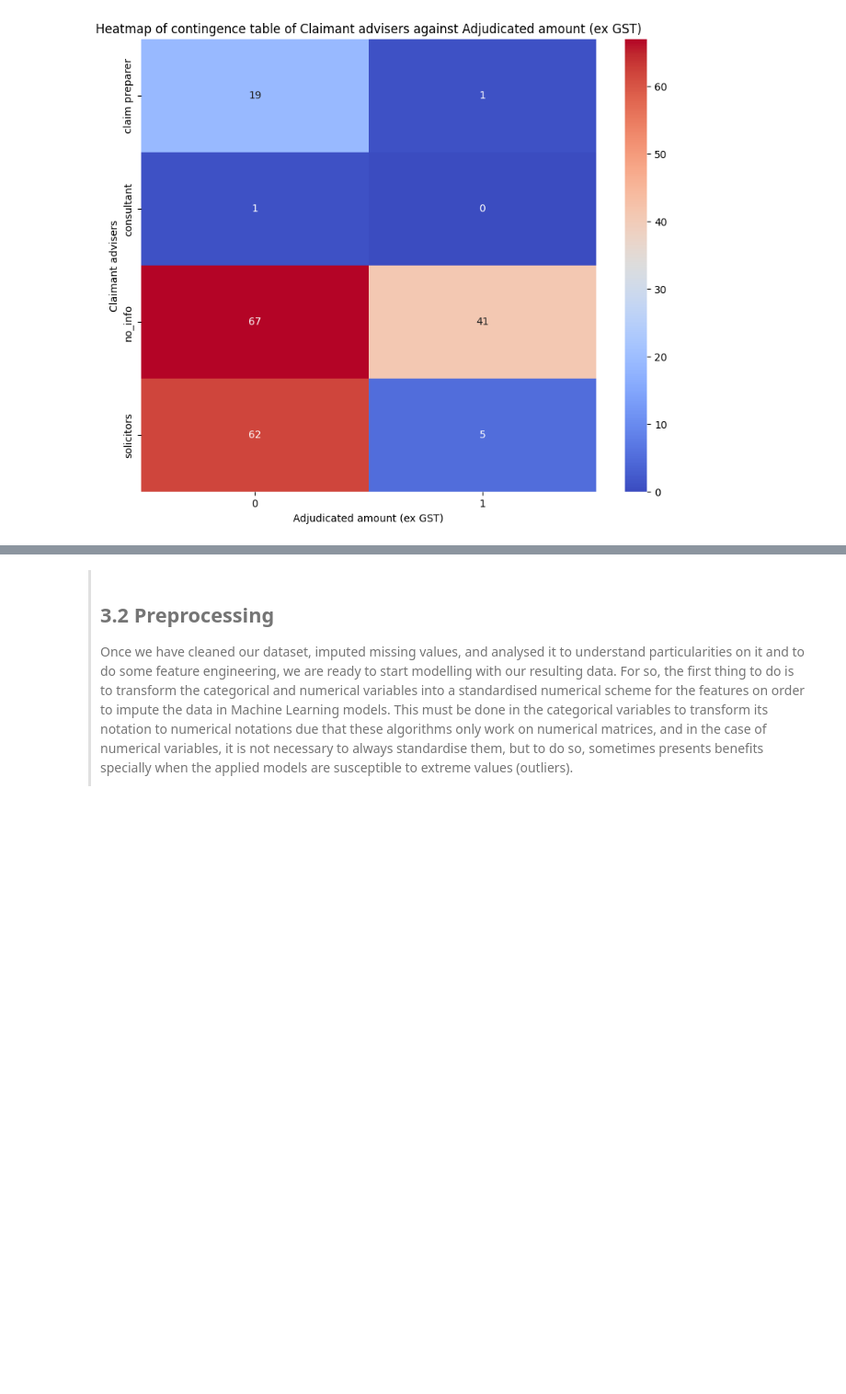
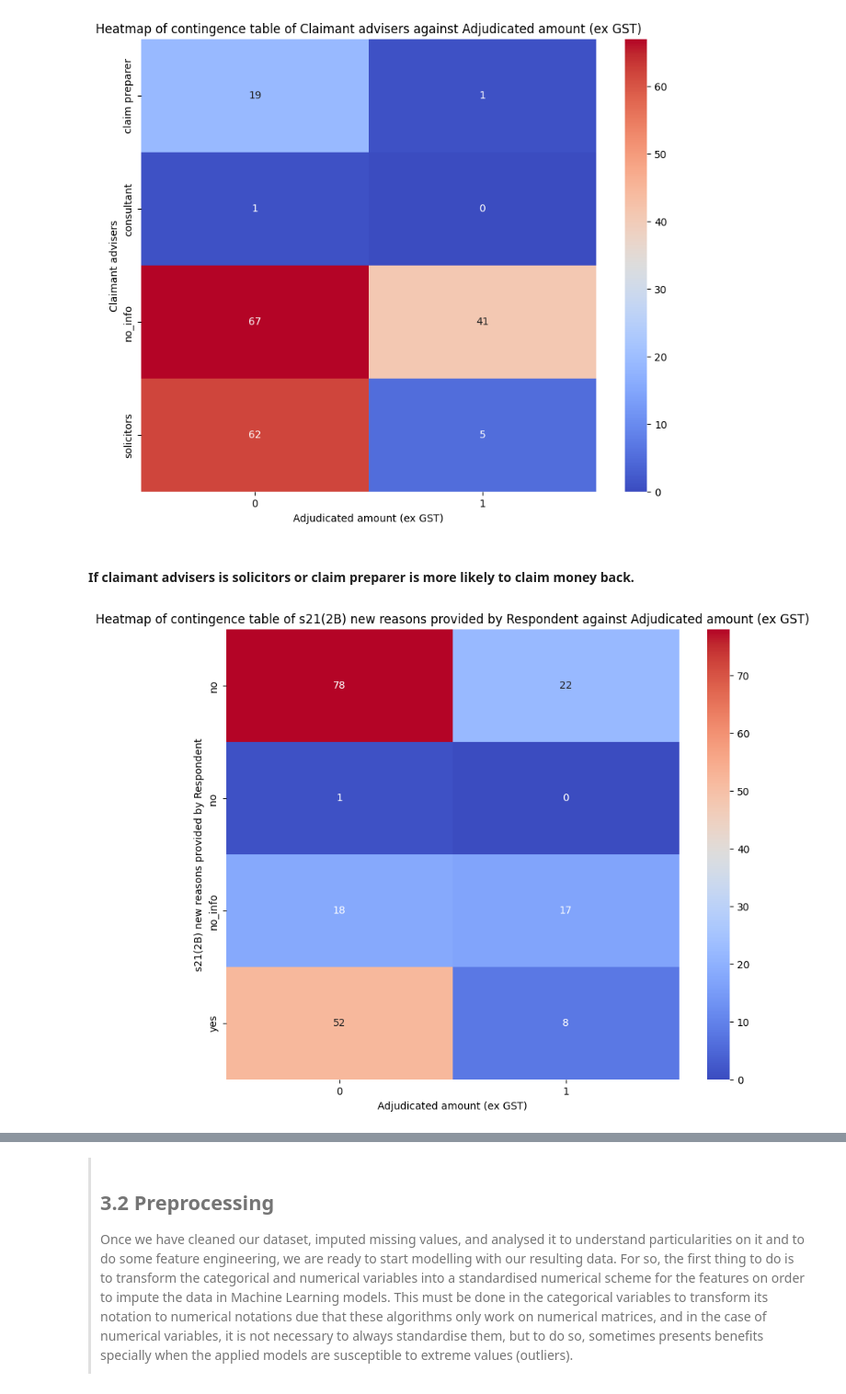
Before and after one commit to Guticar94/COMP20008_Assignment_2, a Jupyter notebook: main.ipynb, the cells around one changed output, grey strips where cells are left out. Shown at 92% size. Cells and saved outputs as stored; diff of their text form; code cells hidden in the pictures; blank space fills up the shorter version.

```diff
--- a/main.ipynb
+++ b/main.ipynb
@@ -1199,3 +1209,13 @@ plt.title('Heatmap of contingence table of Claimant advisers against Adjudicated
 plt.show()
 # %% [output]
 [figure]
+# %% [markdown]
+<h4>If claimant advisers is solicitors or claim preparer is more likely to claim money back.</h4>
+# %%
+plt.figure(figsize = (10,8))
+cont_table1 = pd.crosstab(cat['s21(2B) new reasons provided by Respondent'], y)
+sns.heatmap(cont_table1, annot = True, fmt = 'd', cmap = 'coolwarm')
+plt.title('Heatmap of contingence table of s21(2B) new reasons provided by Respondent against Adjudicated amount (ex GST)')
+plt.show()
+# %% [output]
+[figure, added]
```
Also changed, not shown: parts of 13 cells of this notebook.
